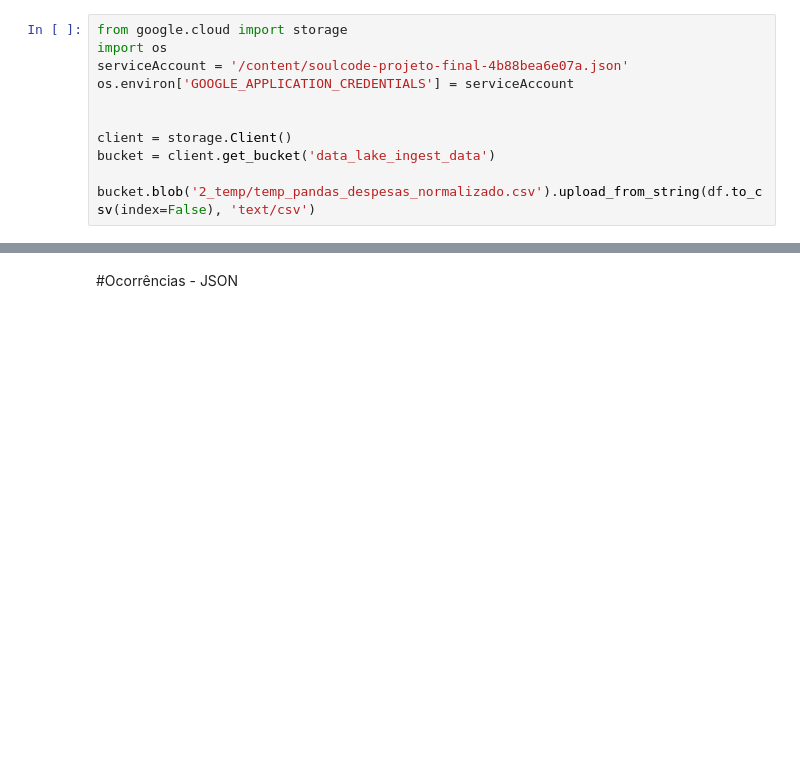
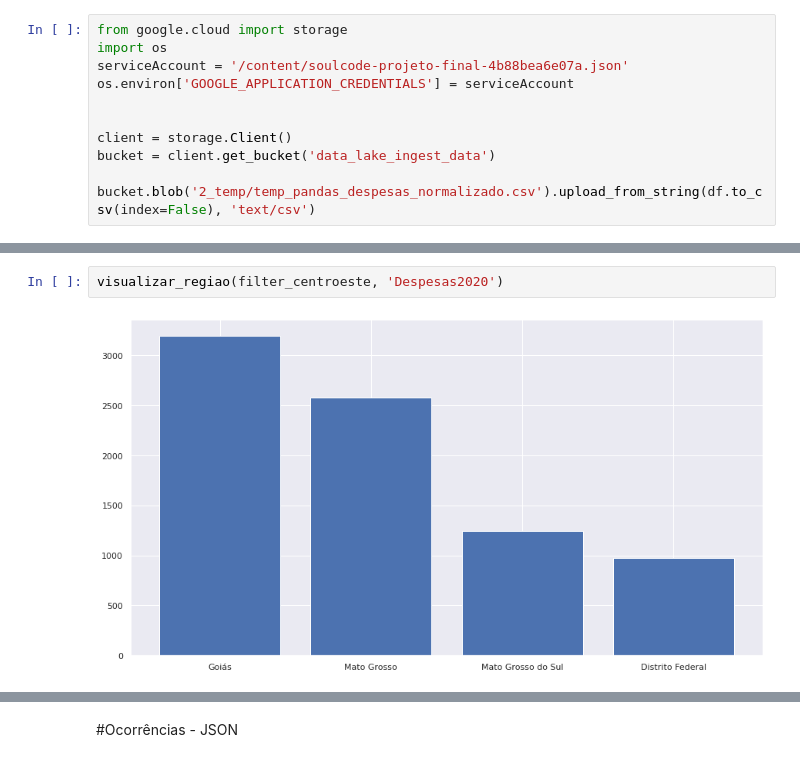
Before and after one commit to marimoreiraa/ProjetoFinal, a Jupyter notebook: 1_Pandas.ipynb, the cells around one changed output, grey strips where cells are left out. Drawn from its saved outputs; the diff is of its cells as text; blank space fills up the shorter version.

```diff
--- a/1_Pandas.ipynb
+++ b/1_Pandas.ipynb
@@ -358,0 +467,4 @@ bucket.blob('2_temp/temp_pandas_despesas_normalizado.csv').upload_from_string(df
+# %%
+visualizar_regiao(filter_centroeste, 'Despesas2020')
+# %% [output]
+[figure, added]
```
Also changed, not shown: parts of 22 cells of this notebook.
